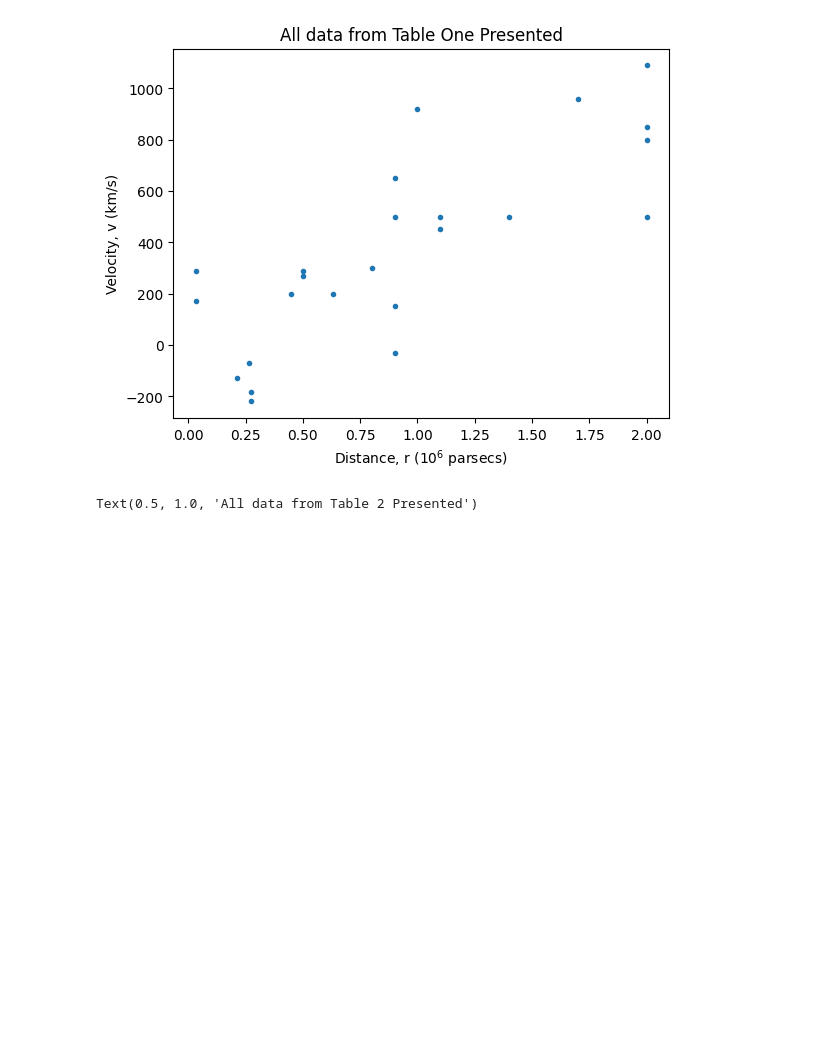
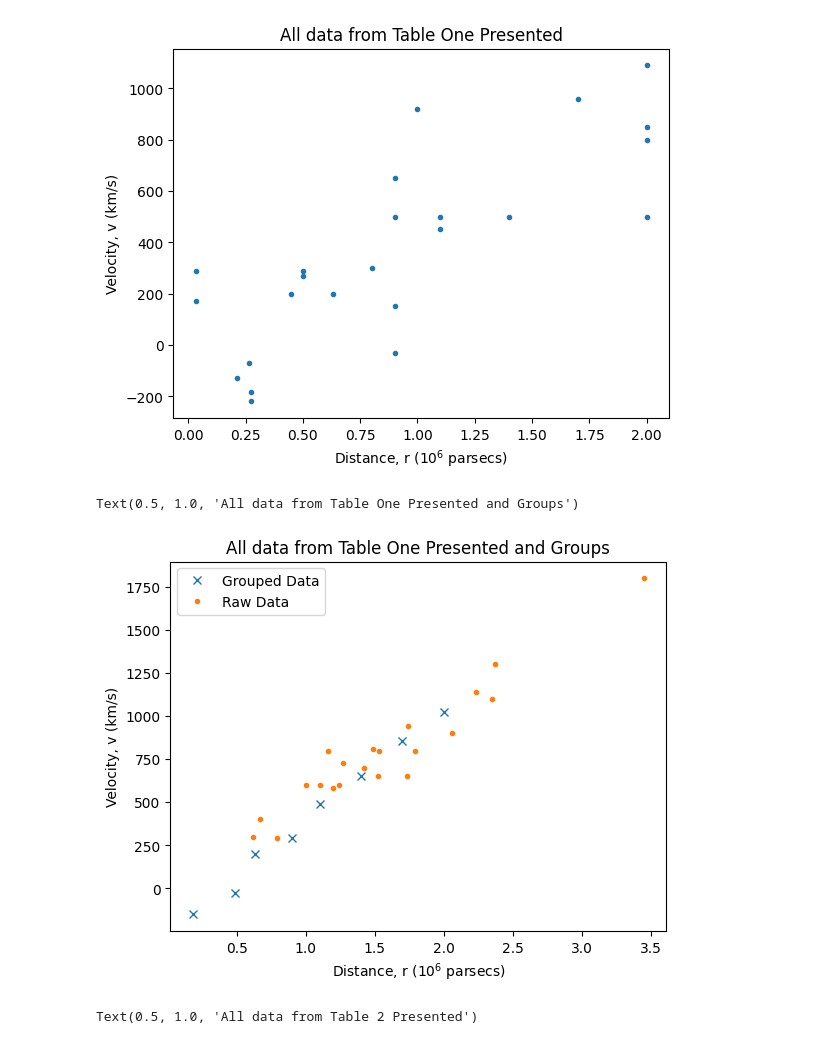
Before and after one commit to ubsuny/CP1-24-HW4, a Jupyter notebook: Data/data_plotter.ipynb, the cells around one changed output. Saved outputs shown, nothing was run; the diff lists cells and outputs as text; code cells hidden in the pictures; blank space fills up the shorter version.

Commit message:
Updated data_plotter

```diff
--- a/Data/data_plotter.ipynb
+++ b/Data/data_plotter.ipynb
@@ -63,6 +63,17 @@ plt.title('All data from Table One Presented')
 # %% [output]
 Text(0.5, 1.0, 'All data from Table One Presented')
 [figure]
+# %%
+plt.plot(r_average_values,v_average_values, 'x', label = 'Grouped Data')
+plt.plot(r,v,'.', label = 'Raw Data')
+
+plt.xlabel(r'Distance, r ($10^6$ parsecs)')
+plt.ylabel(r'Velocity, v (km/s)')
+plt.legend()
+plt.title('All data from Table One Presented and Groups')
+# %% [output]
+Text(0.5, 1.0, 'All data from Table One Presented and Groups')
+[figure, added]
 # %%
 dtype = [('object', 'U20'),  # String column
          ('v', 'i4'),      # Integer (signed) for velocity
```
Also changed, not shown: parts of 1 cell of this notebook.
